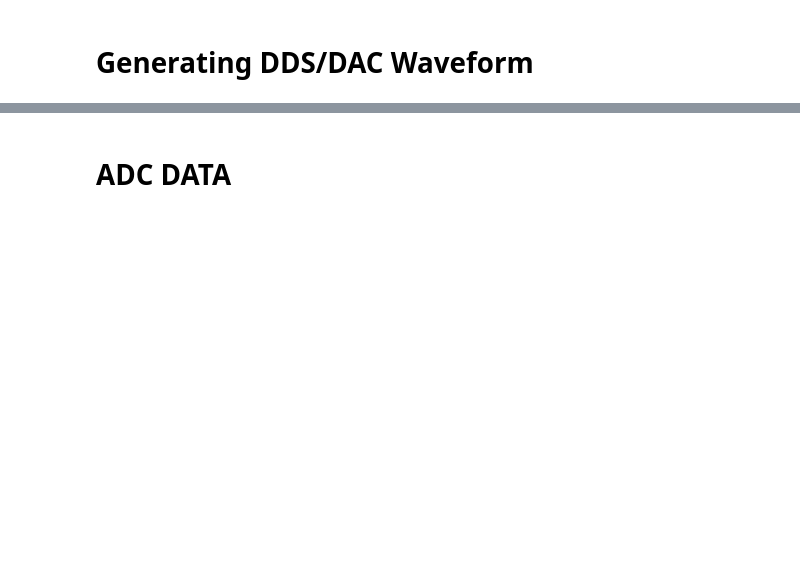
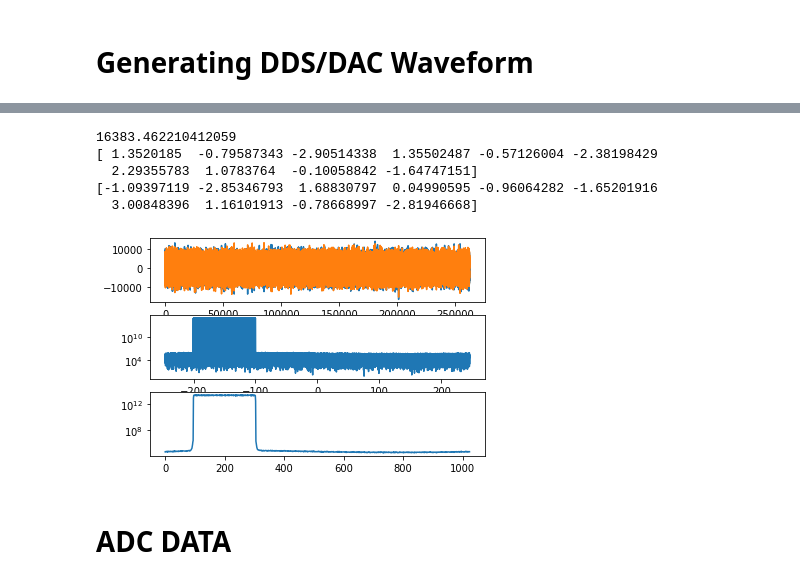
Before and after one commit to realtimeradio/umanc, a Jupyter notebook: souk/BLAST-Firmware-casperfpga.ipynb, the cells around one changed output, grey strips where cells are left out. Cells and saved outputs as stored; diff of their text form; code cells hidden in the pictures; blank space fills up the shorter version.

```diff
--- a/souk/BLAST-Firmware-casperfpga.ipynb
+++ b/souk/BLAST-Firmware-casperfpga.ipynb
@@ -286,4 +314,50 @@ addr = 1015, bin# = 400.0
 0
+# %%
+def readback_dac(nsamples=2**18):
+    iraw = fpga.read('dac_wave_i', nsamples*2)
+    qraw = fpga.read('dac_wave_q', nsamples*2)
+    i = np.frombuffer(iraw, dtype='>h').astype('int32')
+    q = np.frombuffer(qraw, dtype='>h').astype('int32')
+    return i + 1j*q
+
+def do_pfb(d, ntap=4, nfft=1024):
+    sinc = np.sinc(np.linspace(-ntap/2., ntap/2., nfft*ntap))
+    window = np.hamming(nfft*ntap)
+    coeffs = sinc*window
+    assert (len(d) % (ntap*nfft) == 0)
+    n_ffts = len(d)//nfft
+    P = np.zeros(nfft, dtype=float)
+    for i in range(n_ffts - ntap):
+        #print('%d of %d' % (i, n_ffts))
+        dw = d[nfft*i:nfft*(i+ntap)]
+        dww = dw * coeffs
+        P += np.abs(np.fft.fft(dww)[::ntap])**2
+
+    return P
+# %%
+dac = readback_dac()
+print(max(np.abs(dac)))
+phase = np.angle(dac)
+print(phase[0:10])
+print(phase[-10:])
+plt.subplot(311)
+plt.plot(dac.real)
+plt.plot(dac.imag)
+plt.subplot(312)
+dac_spec = np.abs(np.fft.fft(dac))**2
+spec_freqs = np.fft.fftfreq(len(dac_spec),1/(ADC_SAMPLE_RATE_MHZ / ADC_DECIMATION))
+plt.semilogy(np.fft.fftshift(spec_freqs), np.fft.fftshift(dac_spec))
+plt.subplot(313)
+p = do_pfb(dac)
+plt.semilogy(np.fft.fftshift(p))
+plt.show()
+# %% [output]
+16383.462210412059
+[ 1.3520185  -0.79587343 -2.90514338  1.35502487 -0.57126004 -2.38198429
+  2.29355783  1.0783764  -0.10058842 -1.64747151]
+[-1.09397119 -2.85346793  1.68830797  0.04990595 -0.96064282 -1.65201916
+  3.00848396  1.16101913 -0.78668997 -2.81946668]
+[figure, added]
 # %% [markdown]
 # ADC DATA
 # %%
```
Also changed, not shown: parts of 13 cells of this notebook.
